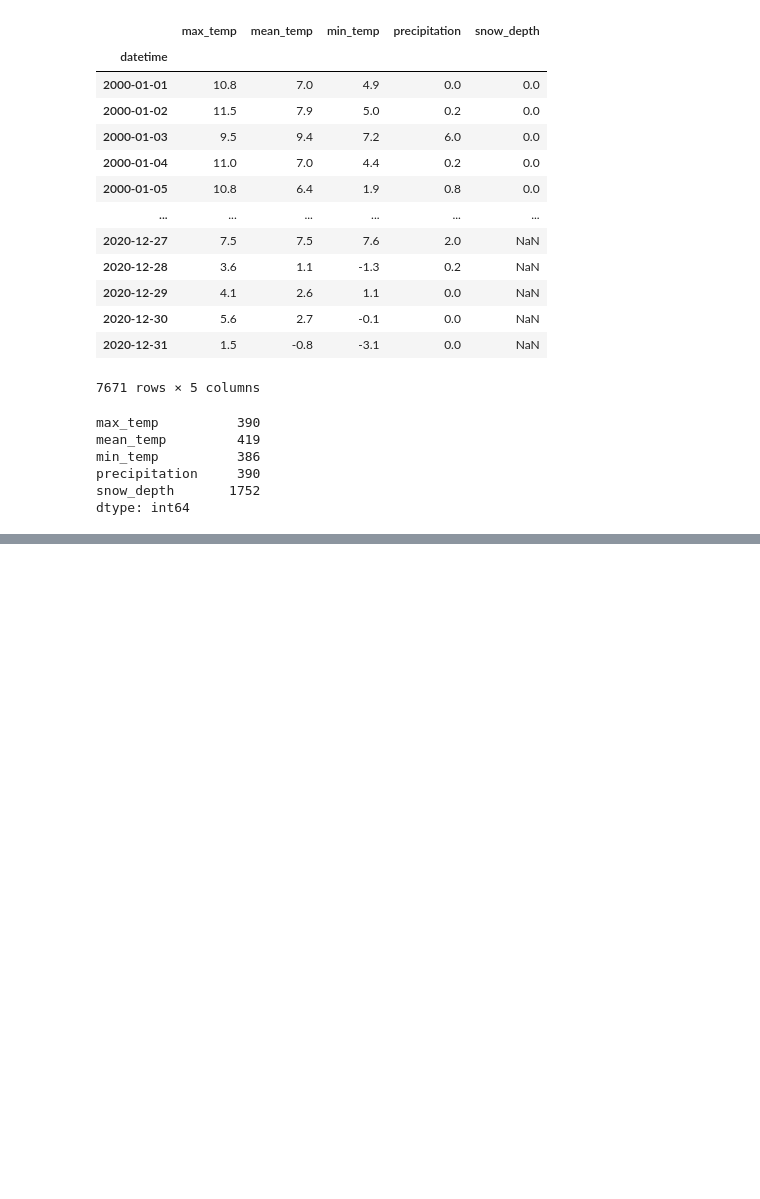
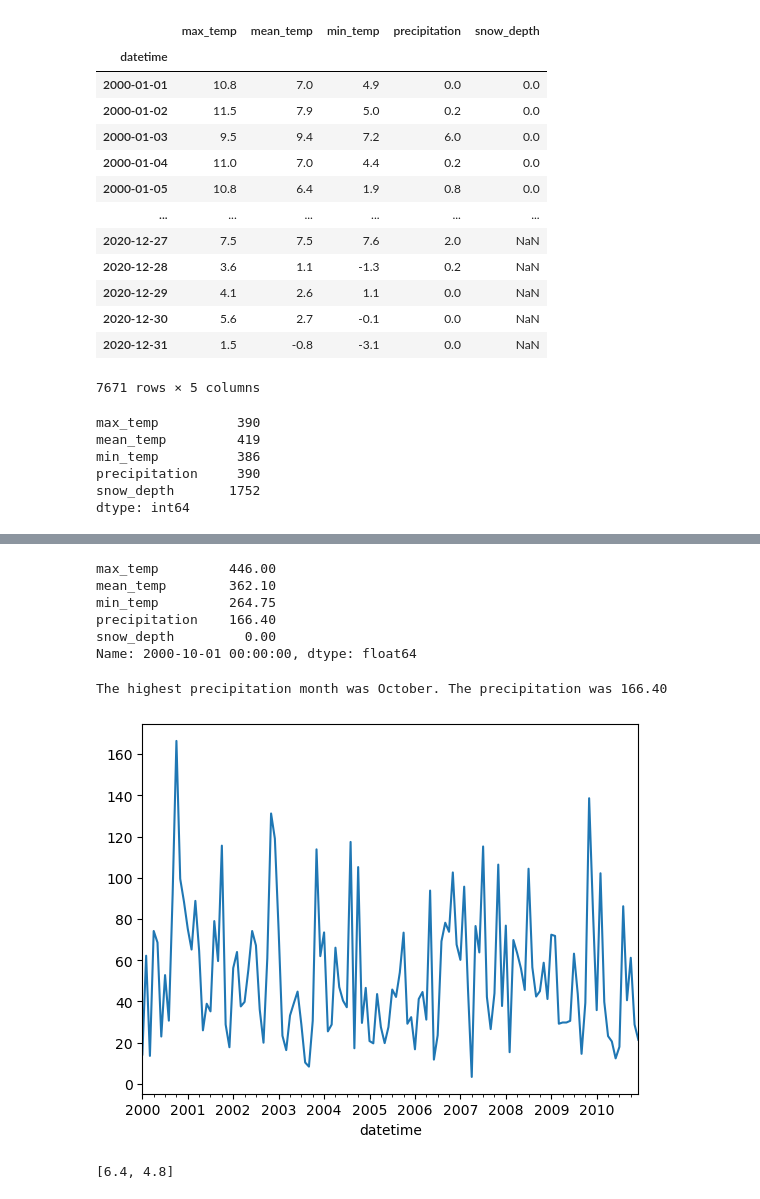
Before and after one commit to sharclark/Core-Resampling-Datetime-Data, a Jupyter notebook: Core Resampling Datetime Data.ipynb, the cells around one changed output, grey strips where cells are left out. Cells and saved outputs as stored; diff of their text form; code cells hidden in the pictures; blank space fills up the shorter version.

```diff
--- a/Core Resampling Datetime Data.ipynb
+++ b/Core Resampling Datetime Data.ipynb
@@ -181,0 +283,3 @@ dtype: int64
+# %%
+df = df.rename(columns = {'snow_depth_ff': 'snow_depth'})
+df.head()
@@ -181,0 +296,4 @@ dtype: int64
+# %%
+# make a new df
+df2 = df.copy()
+df2
@@ -181,0 +315,4 @@ dtype: int64
+# %%
+# filter out just 2000-2010
+df2 = df2.loc['2000':'2010']
+df2
@@ -181,0 +334,5 @@ dtype: int64
+# %%
+#resample as month using sum for aggregate because looking for total precip for month
+df2_month_res = df2.resample('MS').sum()
+df2_month_res.name = "Month_Resampled"
+df2_month_res
@@ -181,0 +359,9 @@ dtype: int64
+# %%
+df2_month_res.loc[max_date]
+# %% [output]
+max_temp         446.00
+mean_temp        362.10
+min_temp         264.75
+precipitation    166.40
+snow_depth         0.00
+Name: 2000-10-01 00:00:00, dtype: float64
@@ -181,0 +371,13 @@ dtype: int64
+# %%
+## now print the requested statement
+print(f"The highest precipitation month was {max_date.strftime('%B')}. The precipitation was {precipitation:.2f}")
+# %% [output]
+The highest precipitation month was October. The precipitation was 166.40
+# %%
+ax= df2_month_res['precipitation'].plot()
+# %% [output]
+[figure, added]
+# %%
+plt.rcParams['figure.figsize']
+# %% [output]
+[6.4, 4.8]
```
Also changed, not shown: parts of 19 cells of this notebook.
